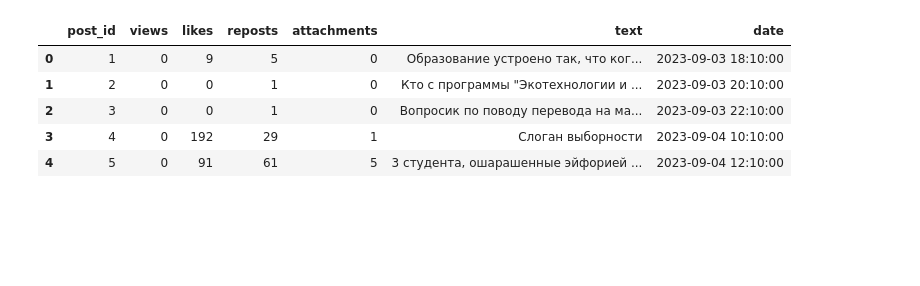
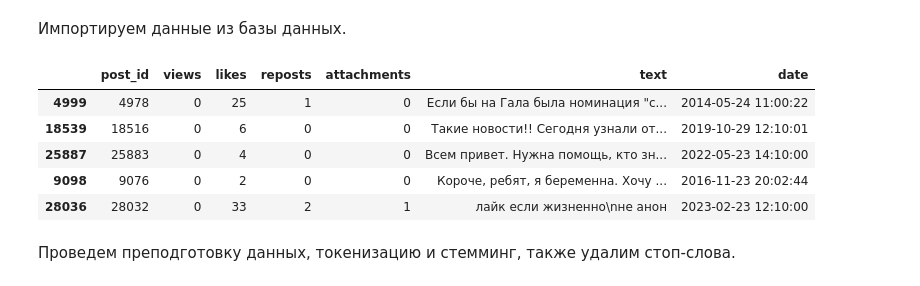
Before and after one commit to SofyaAksenova/FAQ-for-Abiturients, a Jupyter notebook: notebook.ipynb, the cells around one changed output. Cells and saved outputs as stored; diff of their text form; code cells hidden in the pictures; blank space fills up the shorter version.

```diff
--- a/notebook.ipynb
+++ b/notebook.ipynb
@@ -14,15 +79,19 @@ WARNING: Ignoring invalid distribution -cipy (c:\users\aksen\anaconda3\lib\site-
+# %% [markdown]
+Импортируем данные из базы данных.
 # %%
 engine = create_engine(f'postgresql://postgres:{password_db}@localhost:5432/parsed_posts')
 
-#data = pd.read_sql_query('SELECT * FROM posts JOIN comments ON posts.post_id = comments.post_id', engine)
-posts = pd.read_sql_query('SELECT * FROM posts', engine)
-comments = pd.read_sql_query('SELECT * FROM comments', engine)
+#data = pd.read_sql('SELECT * FROM posts JOIN comments ON posts.post_id = comments.post_id', engine)
+posts = pd.read_sql('SELECT * FROM posts', engine)
+comments = pd.read_sql('SELECT * FROM comments', engine)
 
-posts.head(5)
+posts.sample(5)
 # %% [output]
 |  | post_id | views | likes | reposts | attachments | text | date |
-| 0 | 1 | 0 | 9 | 5 | 0 | Образование устроено так, что ког... | 2023-09-03 18:10:00 |
-| 1 | 2 | 0 | 0 | 1 | 0 | Кто с программы "Экотехнологии и ... | 2023-09-03 20:10:00 |
-| 2 | 3 | 0 | 0 | 1 | 0 | Вопросик по поводу перевода на ма... | 2023-09-03 22:10:00 |
-| 3 | 4 | 0 | 192 | 29 | 1 | Слоган выборности | 2023-09-04 10:10:00 |
-| 4 | 5 | 0 | 91 | 61 | 5 | 3 студента, ошарашенные эйфорией ... | 2023-09-04 12:10:00 |
+| 4999 | 4978 | 0 | 25 | 1 | 0 | Если бы на Гала была номинация "с... | 2014-05-24 11:00:22 |
+| 18539 | 18516 | 0 | 6 | 0 | 0 | Такие новости!! Сегодня узнали от... | 2019-10-29 12:10:01 |
+| 25887 | 25883 | 0 | 4 | 0 | 0 | Всем привет. Нужна помощь, кто зн... | 2022-05-23 14:10:00 |
+| 9098 | 9076 | 0 | 2 | 0 | 0 | Короче, ребят, я беременна. Хочу ... | 2016-11-23 20:02:44 |
+| 28036 | 28032 | 0 | 33 | 2 | 1 | лайк если жизненно\nне анон | 2023-02-23 12:10:00 |
+# %% [markdown]
+Проведем преподготовку данных, токенизацию и стемминг, также удалим стоп-слова.
```
Also changed, not shown: parts of 131 cells of this notebook, 5 other files.
